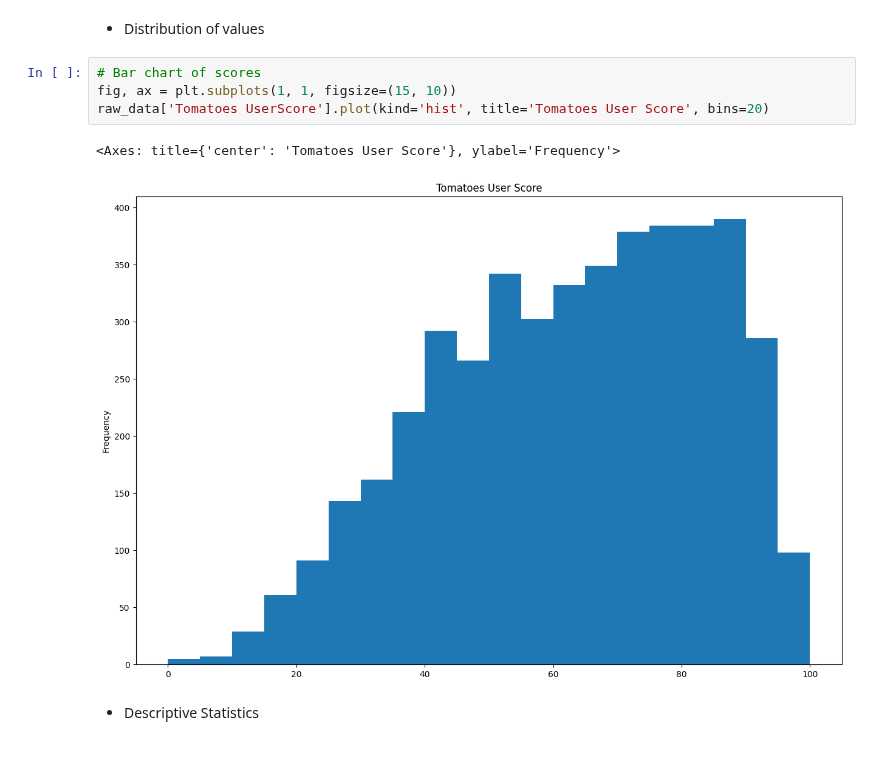
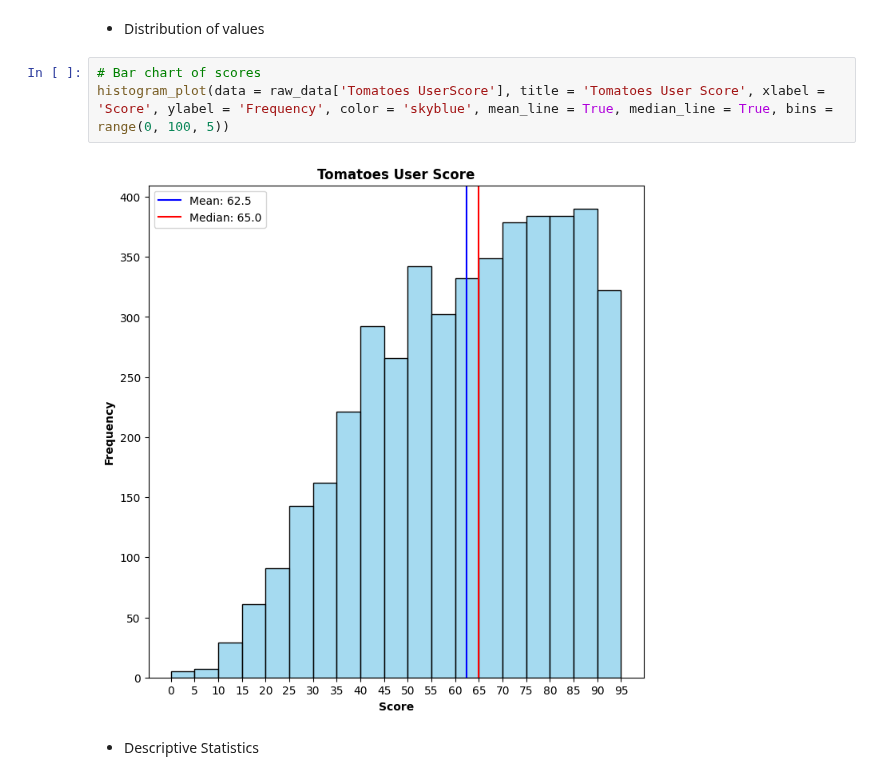
Before and after one commit to truongthuankiet1990gmailcom/Intro2DS---HCMUS---2024, a Jupyter notebook: 22127148_22127224_22127257_22127492.ipynb, the cells around one changed output. Cells and saved outputs as stored; diff of their text form.

```diff
--- a/22127148_22127224_22127257_22127492.ipynb
+++ b/22127148_22127224_22127257_22127492.ipynb
@@ -500,10 +496,8 @@ It is likely that the missingness of Tomatoes UserScore is **MAR**
 - Distribution of values
 # %%
 # Bar chart of scores
-fig, ax = plt.subplots(1, 1, figsize=(15, 10))
-raw_data['Tomatoes UserScore'].plot(kind='hist', title='Tomatoes User Score', bins=20)
+histogram_plot(data = raw_data['Tomatoes UserScore'], title = 'Tomatoes User Score', xlabel = 'Score', ylabel = 'Frequency', color = 'skyblue', mean_line = True, median_line = True, bins = range(0, 100, 5))
 # %% [output]
-<Axes: title={'center': 'Tomatoes User Score'}, ylabel='Frequency'>
-[figure, old version]
+[figure, new version]
 # %% [markdown]
 - Descriptive Statistics
```
Also changed, not shown: parts of 46 cells of this notebook.
